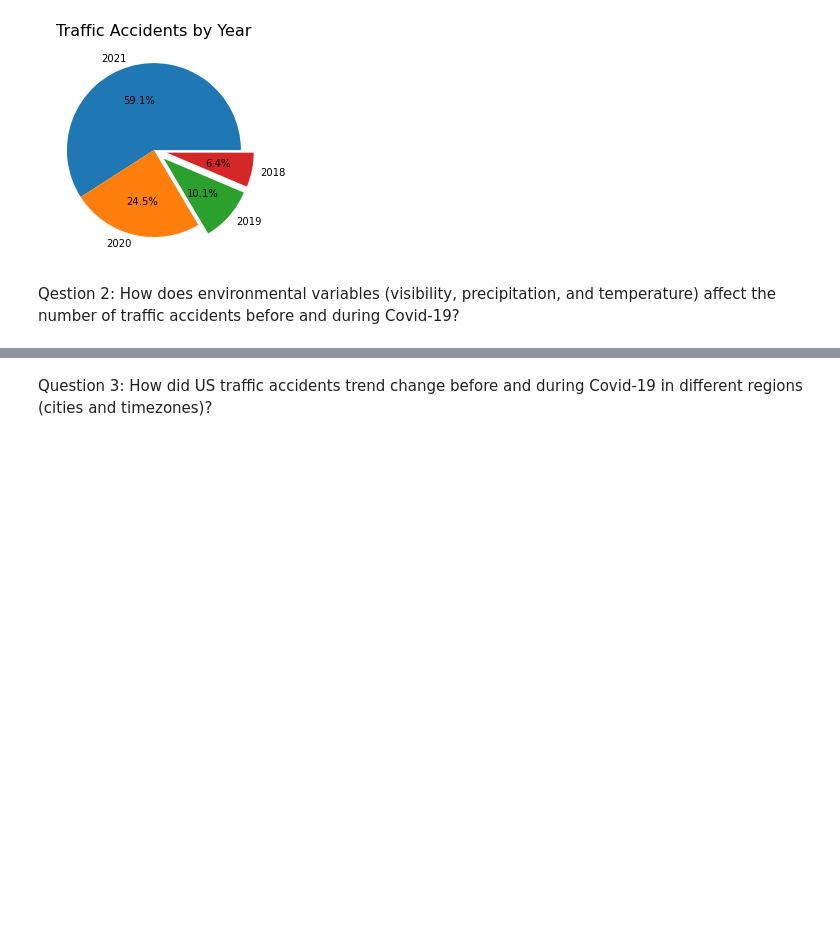
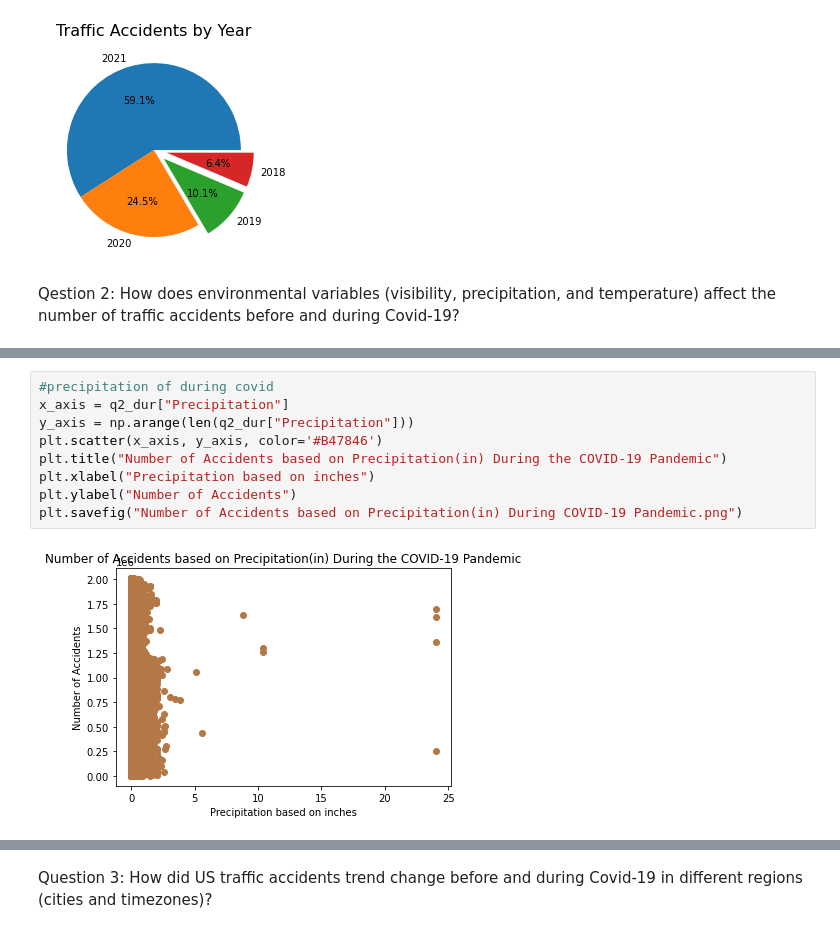
Before and after one commit to rraja30/US-Road-Traffic-Accident-Trends-Analysis-Report, a Jupyter notebook: Analysis of US Road Traffic Accident Trend Before and During Covid-19.ipynb, the cells around one changed output, grey strips where cells are left out. Cells and saved outputs as stored; diff of their text form; blank space fills up the shorter version.

```diff
--- a/Analysis of US Road Traffic Accident Trend Before and During Covid-19.ipynb
+++ b/Analysis of US Road Traffic Accident Trend Before and During Covid-19.ipynb
@@ -199,0 +192,11 @@ Qestion 2: How does environmental variables (visibility, precipitation, and temp
+# %%
+#precipitation of during covid
+x_axis = q2_dur["Precipitation"]
+y_axis = np.arange(len(q2_dur["Precipitation"]))
+plt.scatter(x_axis, y_axis, color='#B47846')
+plt.title("Number of Accidents based on Precipitation(in) During the COVID-19 Pandemic")
+plt.xlabel("Precipitation based on inches")
+plt.ylabel("Number of Accidents")
+plt.savefig("Number of Accidents based on Precipitation(in) During COVID-19 Pandemic.png")
+# %% [output]
+[figure, added]
```
Also changed, not shown: parts of 21 cells of this notebook.
